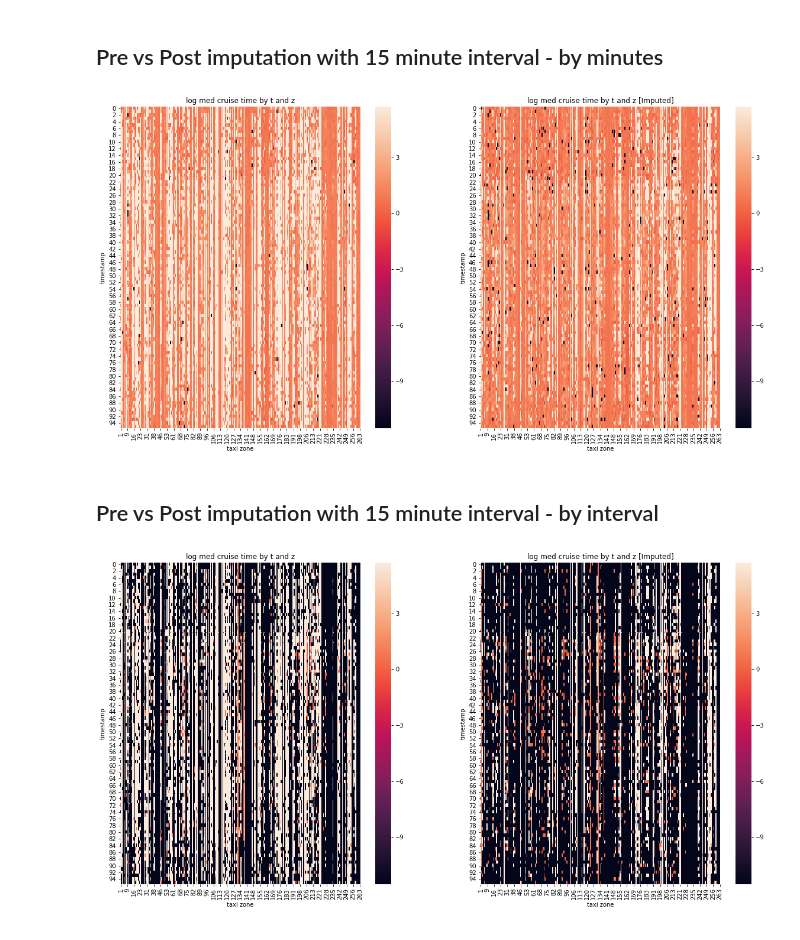
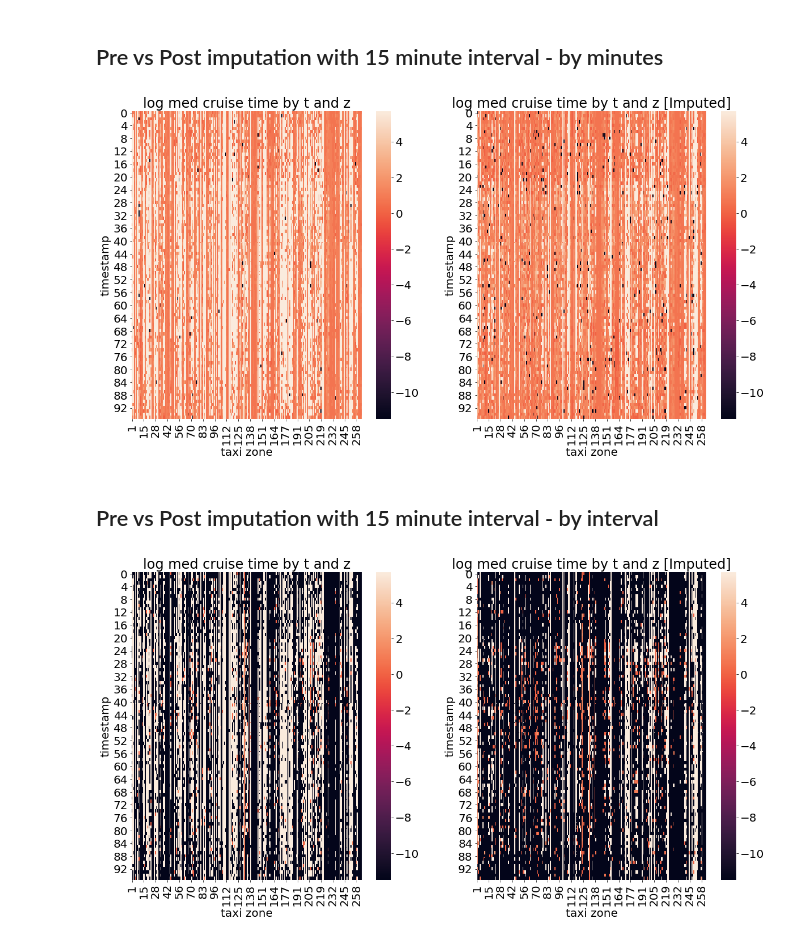
Before and after one commit to skyetim/didi-vehicle-repositioning-strategy, a Jupyter notebook: notebooks/EDA_cruise_time_adjacent_average.ipynb, the cells around one changed output. Drawn from its saved outputs; the diff is of its cells as text; code cells hidden in the pictures.

```diff
--- a/notebooks/EDA_cruise_time_adjacent_average.ipynb
+++ b/notebooks/EDA_cruise_time_adjacent_average.ipynb
@@ -29,7 +29,7 @@ cruise_df_imputed_heatmap = cruise_df_imputed_heatmap\
                                      values='med_cruise_time')
 cruise_df_imputed_heatmap.fillna(np.log(300), inplace=True)
 
-
+plt.rcParams.update({'font.size': 20})
 fig, ax = plt.subplots(1,2, figsize=(20, 10))
 sns.heatmap(cruise_df, ax=ax[0])
 ax[0].set_title('log med cruise time by t and z')
@@ -42,36 +42,36 @@ ax[1].set_xlabel('taxi zone')
 ax[1].set_ylabel('timestamp')
 fig.savefig('../fig/heatmap_cruise_time_adjacent_avg_minute.png')
 # %% [output]
-[figure, old version]
+[figure, new version]
 # %% [markdown]
 ## Pre vs Post imputation with 15 minute interval - by interval
 # %%
 cruise_df = cruise_time_15m.copy()
 cruise_df['med_cruise_time_INT'] = np.log(cruise_df['med_cruise_time_INT'] + 1e-5)
 cruise_df = cruise_df.pivot_table(index='dropoff_datetime_index',
                                   columns='taxizone_id',
                                   values='med_cruise_time_INT')
 cruise_df.fillna(np.log(300), inplace=True)
 
 cruise_df_imputed_heatmap = cruise_time_imputed_15m.copy()
 cruise_df_imputed_heatmap['med_cruise_time_INT'] = np.log(cruise_df_imputed_heatmap['med_cruise_time_INT'] + 1e-5)
 cruise_df_imputed_heatmap = cruise_df_imputed_heatmap\
                         .pivot_table(index='dropoff_datetime_index',
                                      columns='taxizone_id',
                                      values='med_cruise_time_INT')
 cruise_df_imputed_heatmap.fillna(np.log(300), inplace=True)
 
-
+plt.rcParams.update({'font.size': 20})
 fig, ax = plt.subplots(1,2, figsize=(20, 10))
 sns.heatmap(cruise_df, ax=ax[0])
 ax[0].set_title('log med cruise time by t and z')
 ax[0].set_xlabel('taxi zone')
 ax[0].set_ylabel('timestamp')
 
 sns.heatmap(cruise_df_imputed_heatmap, ax=ax[1])
 ax[1].set_title('log med cruise time by t and z [Imputed]')
 ax[1].set_xlabel('taxi zone')
 ax[1].set_ylabel('timestamp')
 fig.savefig('../fig/heatmap_cruise_time_adjacent_avg_interval15.png')
 # %% [output]
-[figure, old version]
+[figure, new version]
```
Also changed, not shown: 10 other files.
